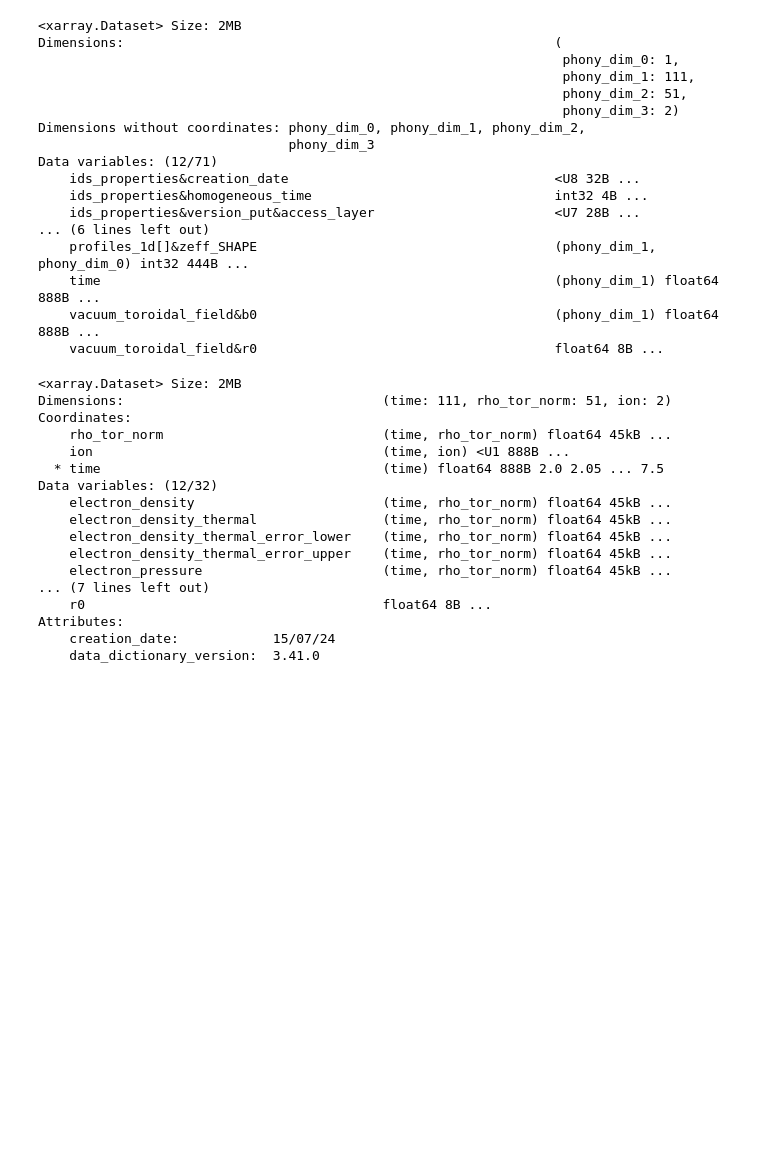
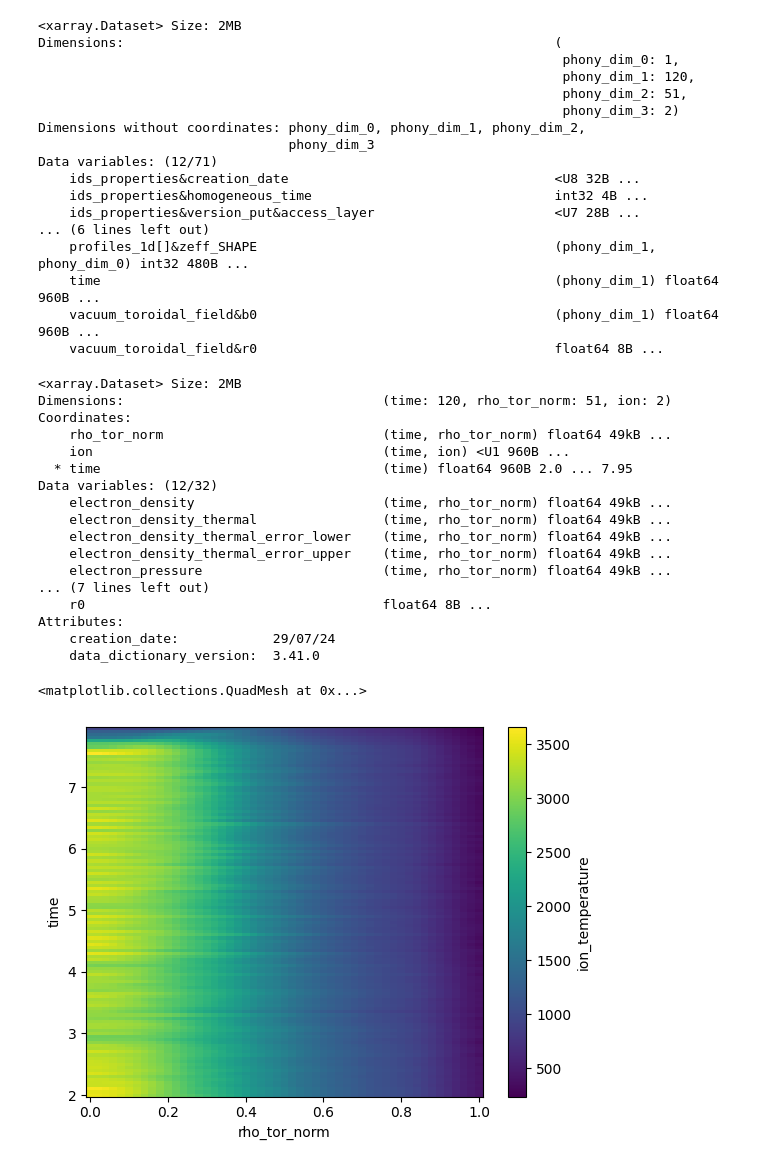
Before and after one commit to NathanCummings/xarray-imas, a Jupyter notebook: core_profiles-xarray.ipynb, the cells around one changed output. Saved outputs shown, nothing was run; the diff lists cells and outputs as text; code cells hidden in the pictures; blank space fills up the shorter version.

```diff
--- a/core_profiles-xarray.ipynb
+++ b/core_profiles-xarray.ipynb
@@ -5,6 +5,6 @@ run = 1507
 # %%
 core_profiles = xr.open_dataset(
-    f"aug/32408/{run}/core_profiles.h5",
+    f"imasdb/aug/3/32408/{run}/core_profiles.h5",
     engine="h5netcdf",
     group="core_profiles",
     phony_dims="access",
@@ -15,7 +15,7 @@ core_profiles
 <xarray.Dataset> Size: 2MB
 Dimensions:                                                       (
                                                                    phony_dim_0: 1,
-                                                                   phony_dim_1: 111,
+                                                                   phony_dim_1: 120,
                                                                    phony_dim_2: 51,
                                                                    phony_dim_3: 2)
 Dimensions without coordinates: phony_dim_0, phony_dim_1, phony_dim_2,
@@ -25,9 +25,9 @@ Data variables: (12/71)
     ids_properties&homogeneous_time                               int32 4B ...
     ids_properties&version_put&access_layer                       <U7 28B ...
 ... (6 lines left out)
-    profiles_1d[]&zeff_SHAPE                                      (phony_dim_1, phony_dim_0) int32 444B ...
-    time                                                          (phony_dim_1) float64 888B ...
-    vacuum_toroidal_field&b0                                      (phony_dim_1) float64 888B ...
+    profiles_1d[]&zeff_SHAPE                                      (phony_dim_1, phony_dim_0) int32 480B ...
+    time                                                          (phony_dim_1) float64 960B ...
+    vacuum_toroidal_field&b0                                      (phony_dim_1) float64 960B ...
     vacuum_toroidal_field&r0                                      float64 8B ...
 # %%
 def add_variable_name_as_attribute(dataset: xr.Dataset) -> xr.Dataset:
@@ -121,19 +121,24 @@ core_profiles = (
 core_profiles
 # %% [output]
 <xarray.Dataset> Size: 2MB
-Dimensions:                                 (time: 111, rho_tor_norm: 51, ion: 2)
+Dimensions:                                 (time: 120, rho_tor_norm: 51, ion: 2)
 Coordinates:
-    rho_tor_norm                            (time, rho_tor_norm) float64 45kB ...
-    ion                                     (time, ion) <U1 888B ...
-  * time                                    (time) float64 888B 2.0 2.05 ... 7.5
+    rho_tor_norm                            (time, rho_tor_norm) float64 49kB ...
+    ion                                     (time, ion) <U1 960B ...
+  * time                                    (time) float64 960B 2.0 ... 7.95
 Data variables: (12/32)
-    electron_density                        (time, rho_tor_norm) float64 45kB ...
-    electron_density_thermal                (time, rho_tor_norm) float64 45kB ...
-    electron_density_thermal_error_lower    (time, rho_tor_norm) float64 45kB ...
-    electron_density_thermal_error_upper    (time, rho_tor_norm) float64 45kB ...
-    electron_pressure                       (time, rho_tor_norm) float64 45kB ...
+    electron_density                        (time, rho_tor_norm) float64 49kB ...
+    electron_density_thermal                (time, rho_tor_norm) float64 49kB ...
+    electron_density_thermal_error_lower    (time, rho_tor_norm) float64 49kB ...
+    electron_density_thermal_error_upper    (time, rho_tor_norm) float64 49kB ...
+    electron_pressure                       (time, rho_tor_norm) float64 49kB ...
 ... (7 lines left out)
     r0                                      float64 8B ...
 Attributes:
-    creation_date:            15/07/24
+    creation_date:            29/07/24
     data_dictionary_version:  3.41.0
+# %%
+core_profiles.ion_temperature[:, 0, :].plot()
+# %% [output]
+<matplotlib.collections.QuadMesh at 0x...>
+[figure, added]
```
Also changed, not shown: parts of 2 cells of this notebook, 17 other files.
